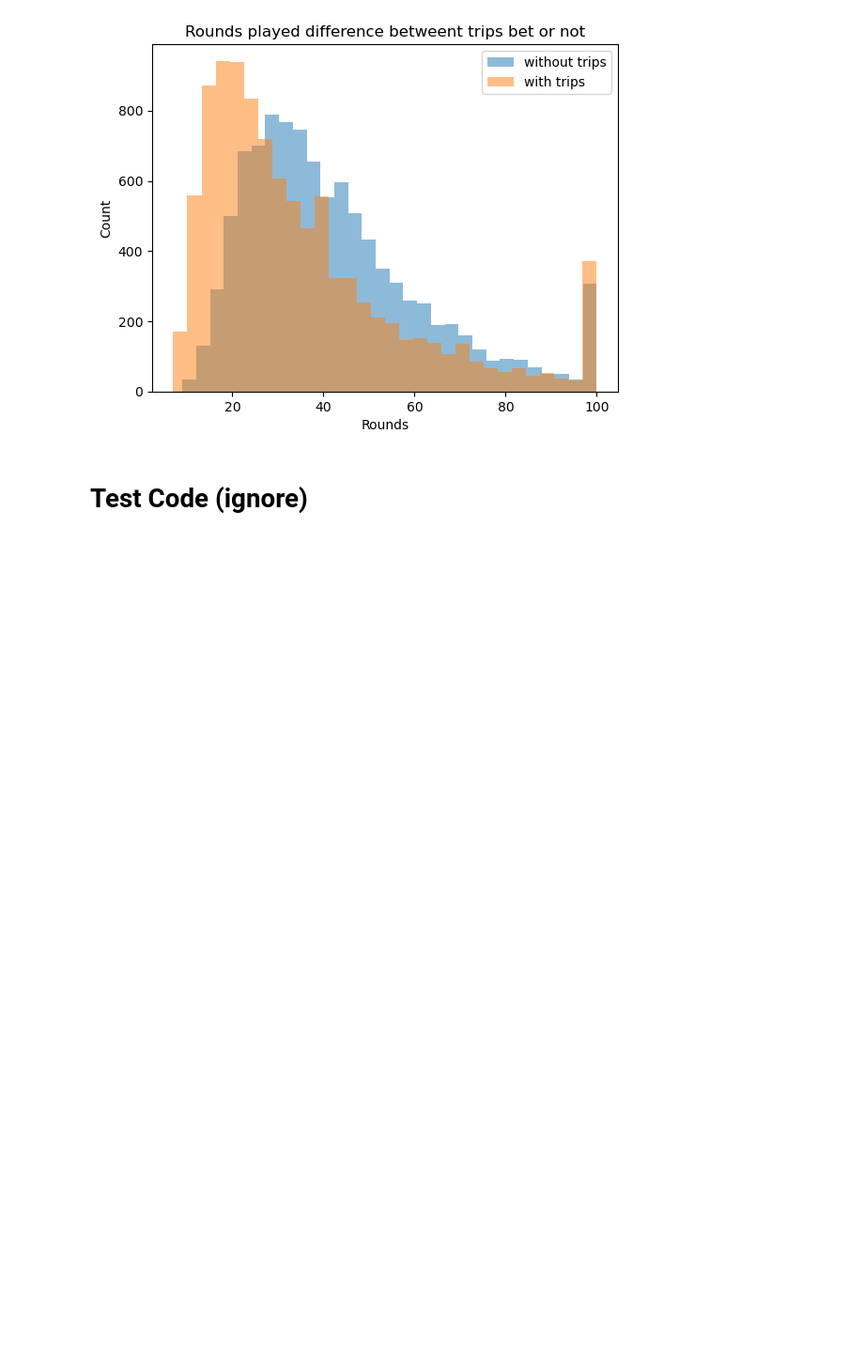
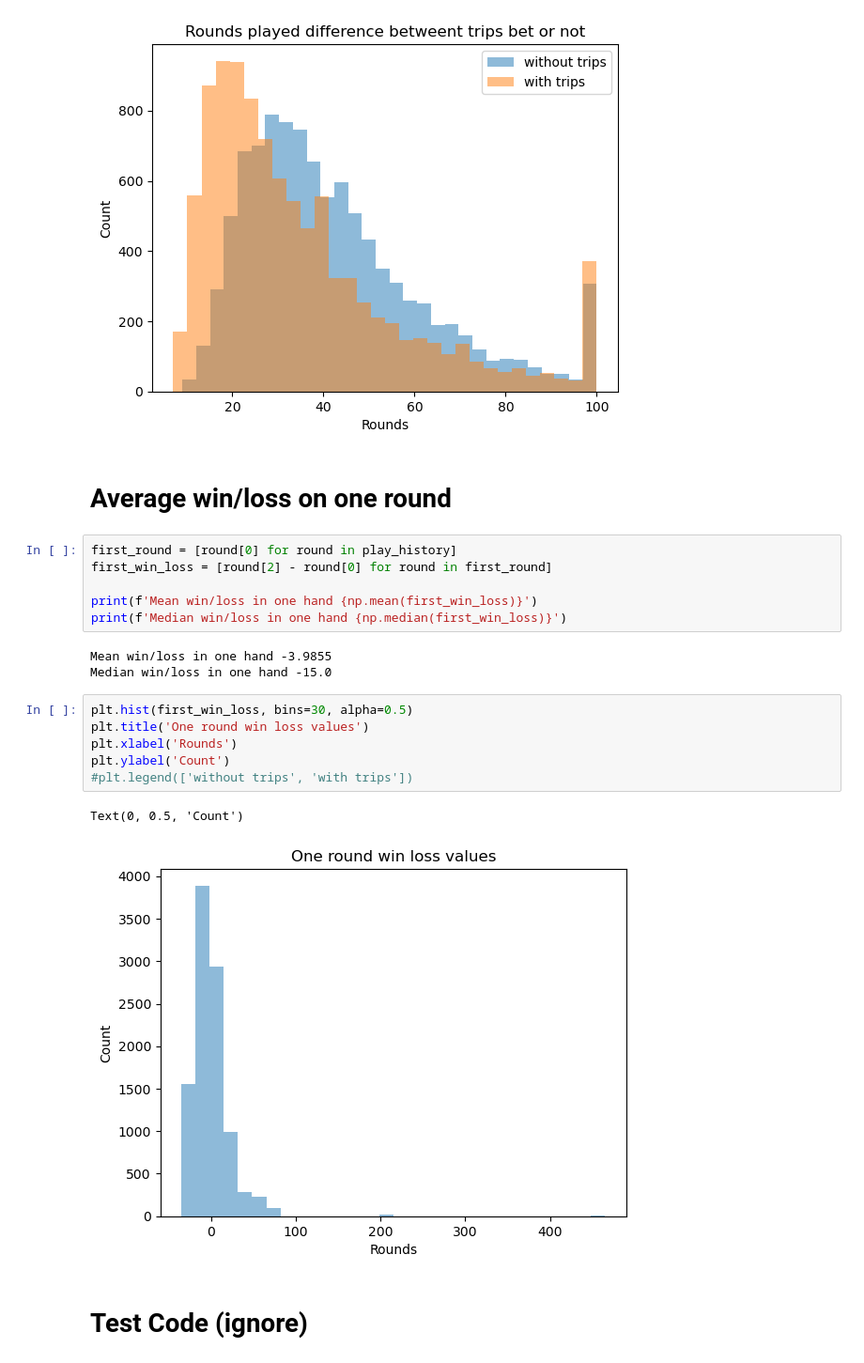
Before and after one commit to smarkh/Ultimate-Texas-Holdem-Analysis, a Jupyter notebook: UTH Stat Analysis.ipynb, the cells around one changed output. Shown: that part at 94% size. Drawn from its saved outputs; the diff is of its cells as text; blank space fills up the shorter version.

Commit message:
Added analysis of one round win/loss

```diff
--- a/UTH Stat Analysis.ipynb
+++ b/UTH Stat Analysis.ipynb
@@ -671,6 +671,26 @@ plt.legend(['without trips', 'with trips'])
 # %% [output]
 <matplotlib.legend.Legend at 0x...>
 [figure]
+# %% [markdown]
+# Average win/loss on one round
+# %%
+first_round = [round[0] for round in play_history]
+first_win_loss = [round[2] - round[0] for round in first_round]
+
+print(f'Mean win/loss in one hand {np.mean(first_win_loss)}')
+print(f'Median win/loss in one hand {np.median(first_win_loss)}')
+# %% [output]
+Mean win/loss in one hand -3.9855
+Median win/loss in one hand -15.0
+# %%
+plt.hist(first_win_loss, bins=30, alpha=0.5)
+plt.title('One round win loss values')
+plt.xlabel('Rounds')
+plt.ylabel('Count')
+#plt.legend(['without trips', 'with trips'])
+# %% [output]
+Text(0, 0.5, 'Count')
+[figure, added]
 # %% [markdown]
 # Test Code (ignore)
 # %%
```
Also changed, not shown: parts of 1 cell of this notebook.
